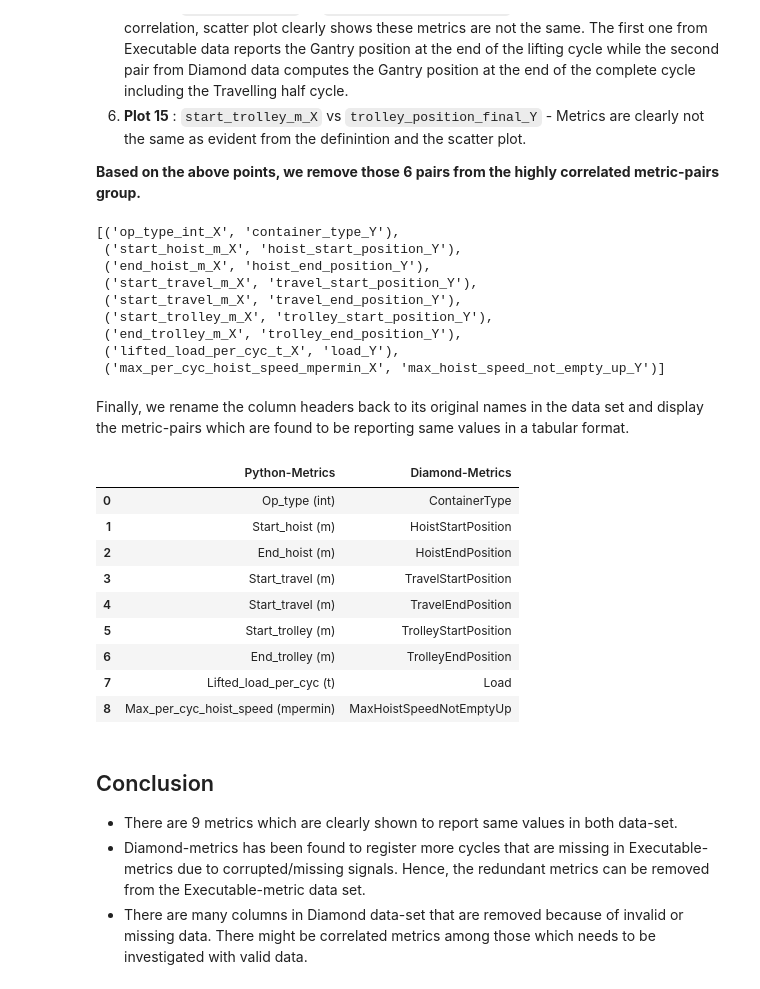
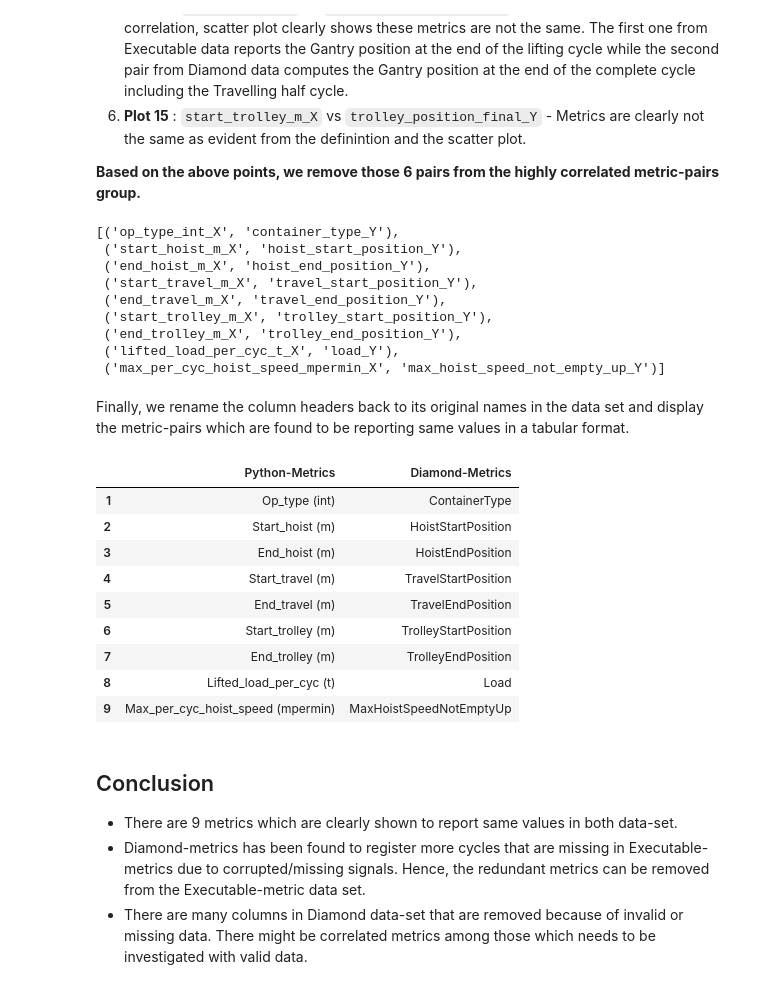
Before and after one commit to sharsadkk/Data-Projects, a Jupyter notebook: diamond_metrics_corr.ipynb, the cells around one changed output. Drawn from its saved outputs; the diff is of its cells as text; code cells hidden in the pictures.

Commit message:
CORRELATION BETWEEN CRANE METRICS DATA-SETS-LIST REMOVAL UPDATED

```diff
--- a/diamond_metrics_corr.ipynb
+++ b/diamond_metrics_corr.ipynb
@@ -418,20 +418,16 @@ Interestingly, from scatter plots, we find that some of the strong correlation i
 
 **Based on the above points, we remove those 6 pairs from the highly correlated metric-pairs group.**
 # %%
-a1 = data.pop(4)
-a2 = data.pop(5)
-a3 = data.pop(-4)
-a4 = data.pop(-3)
-a5 = data.pop(-2)
-a6 = data.pop(-1)
+idx_req = set(range(15))-set([4,5,11,12,13,14])
+data_req = [data[i] for i in idx_req]
 # %%
-data
+data_req
 # %% [output]
 [('op_type_int_X', 'container_type_Y'),
  ('start_hoist_m_X', 'hoist_start_position_Y'),
  ('end_hoist_m_X', 'hoist_end_position_Y'),
  ('start_travel_m_X', 'travel_start_position_Y'),
- ('start_travel_m_X', 'travel_end_position_Y'),
+ ('end_travel_m_X', 'travel_end_position_Y'),
  ('start_trolley_m_X', 'trolley_start_position_Y'),
  ('end_trolley_m_X', 'trolley_end_position_Y'),
  ('lifted_load_per_cyc_t_X', 'load_Y'),
@@ -441,31 +437,33 @@ Finally, we rename the column headers back to its original names in the data set
 # %%
 def split_exe(s):
     lst = s.split('_')[:-1]
     lst[0] = lst[0].title()
     result = '_'.join(lst[:-1])
     return f"{result} ({lst[-1]})"
 
 def split_load(s):
     lst = s.split('_')[:-1]
     lst = [x.title() for x in lst]
     result = ''.join(lst)
     return result
 
-summary = pd.DataFrame(data, columns = ['Python-Metrics', 'Diamond-Metrics'])
+summary = pd.DataFrame(data_req,
+                       columns = ['Python-Metrics', 'Diamond-Metrics'],
+                       index=pd.RangeIndex(1,len(data_req)+1))
 summary['Python-Metrics'] = summary['Python-Metrics'].apply(split_exe)
 summary['Diamond-Metrics'] = summary['Diamond-Metrics'].apply(split_load)
 summary
 # %% [output]
 |  | Python-Metrics | Diamond-Metrics |
-| 0 | Op_type (int) | ContainerType |
-| 1 | Start_hoist (m) | HoistStartPosition |
-| 2 | End_hoist (m) | HoistEndPosition |
-| 3 | Start_travel (m) | TravelStartPosition |
-| 4 | Start_travel (m) | TravelEndPosition |
-| 5 | Start_trolley (m) | TrolleyStartPosition |
-| 6 | End_trolley (m) | TrolleyEndPosition |
-| 7 | Lifted_load_per_cyc (t) | Load |
-| 8 | Max_per_cyc_hoist_speed (mpermin) | MaxHoistSpeedNotEmptyUp |
+| 1 | Op_type (int) | ContainerType |
+| 2 | Start_hoist (m) | HoistStartPosition |
+| 3 | End_hoist (m) | HoistEndPosition |
+| 4 | Start_travel (m) | TravelStartPosition |
+| 5 | End_travel (m) | TravelEndPosition |
+| 6 | Start_trolley (m) | TrolleyStartPosition |
+| 7 | End_trolley (m) | TrolleyEndPosition |
+| 8 | Lifted_load_per_cyc (t) | Load |
+| 9 | Max_per_cyc_hoist_speed (mpermin) | MaxHoistSpeedNotEmptyUp |
 # %% [markdown]
 ## Conclusion
 - There are 9 metrics which are clearly shown to report same values in both data-set.
```
